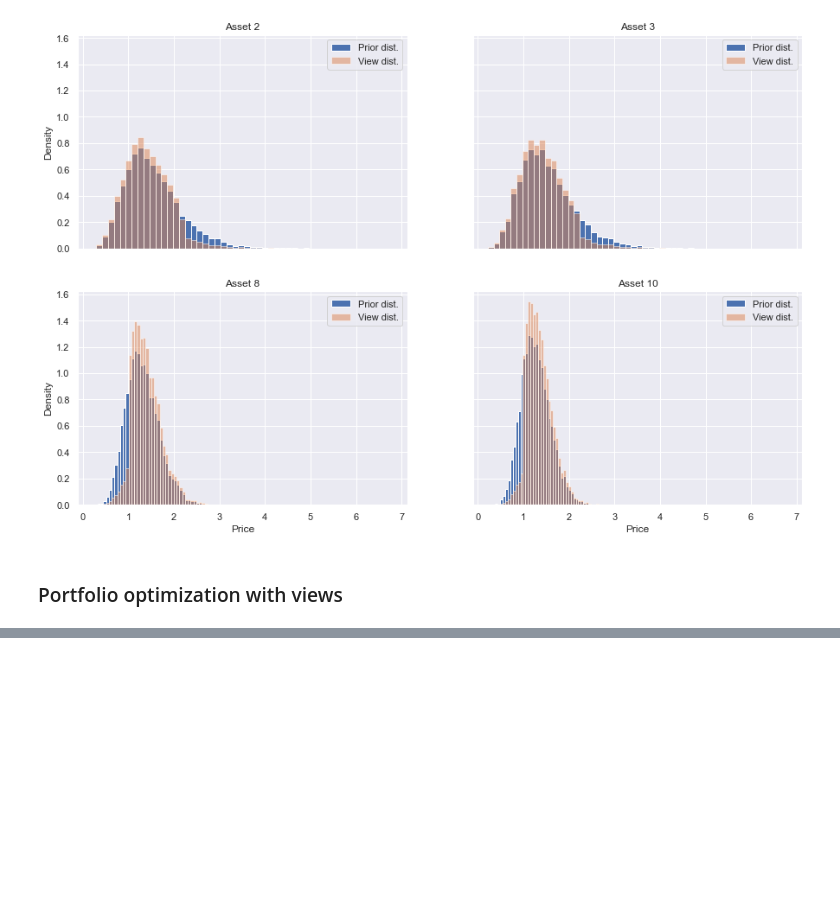
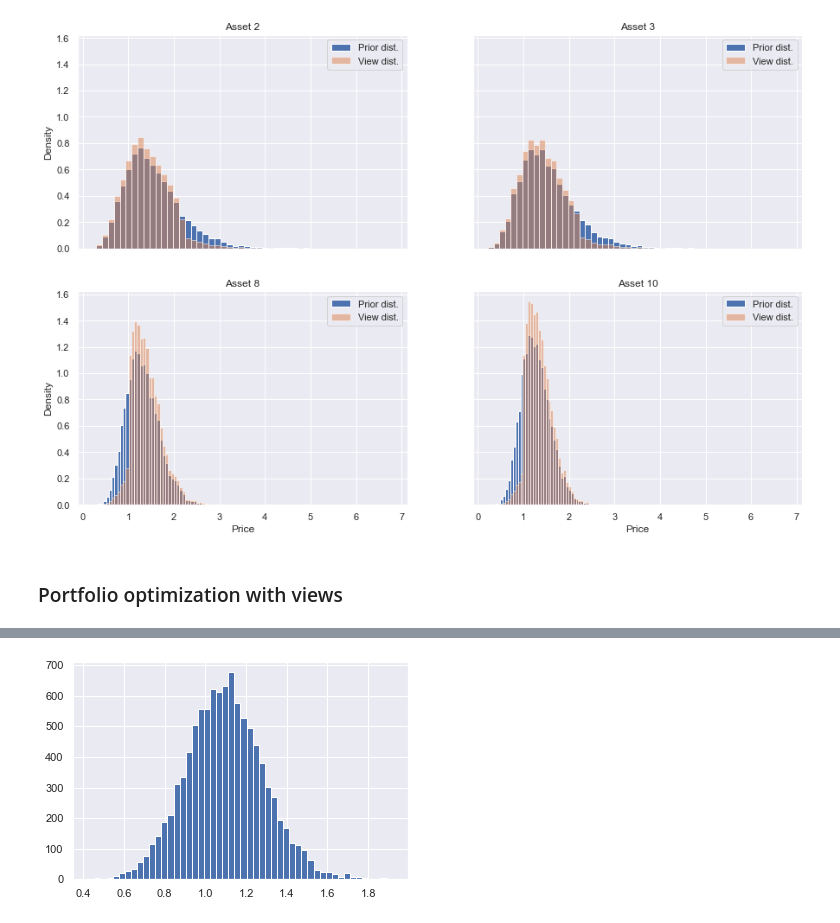
Before and after one commit to frgy17ac/Exammmmm, a Jupyter notebook: Solutions/Solution to Optimizing portfolios.ipynb, the cells around one changed output, grey strips where cells are left out. Saved outputs shown, nothing was run; the diff lists cells and outputs as text; code cells hidden in the pictures; blank space fills up the shorter version.

```diff
--- a/Solutions/Solution to Optimizing portfolios.ipynb
+++ b/Solutions/Solution to Optimizing portfolios.ipynb
@@ -820,0 +811,5 @@ TypeError: Cannot cast array data from dtype('float64') to dtype('int64') accord
+# %%
+plt.hist(asset[2].iloc[1, :], bins = 50)
+plt.show()
+# %% [output]
+[figure, added]
```
Also changed, not shown: parts of 21 cells of this notebook.
